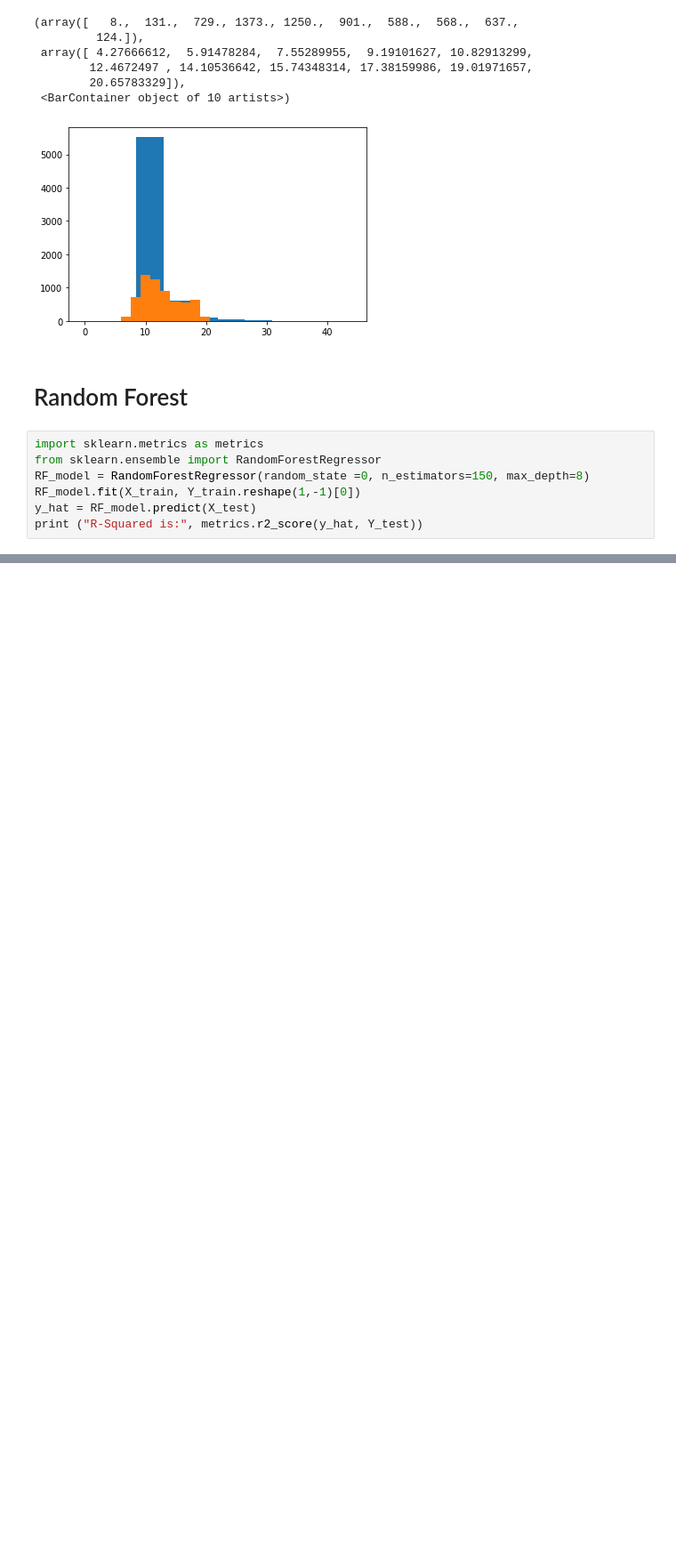
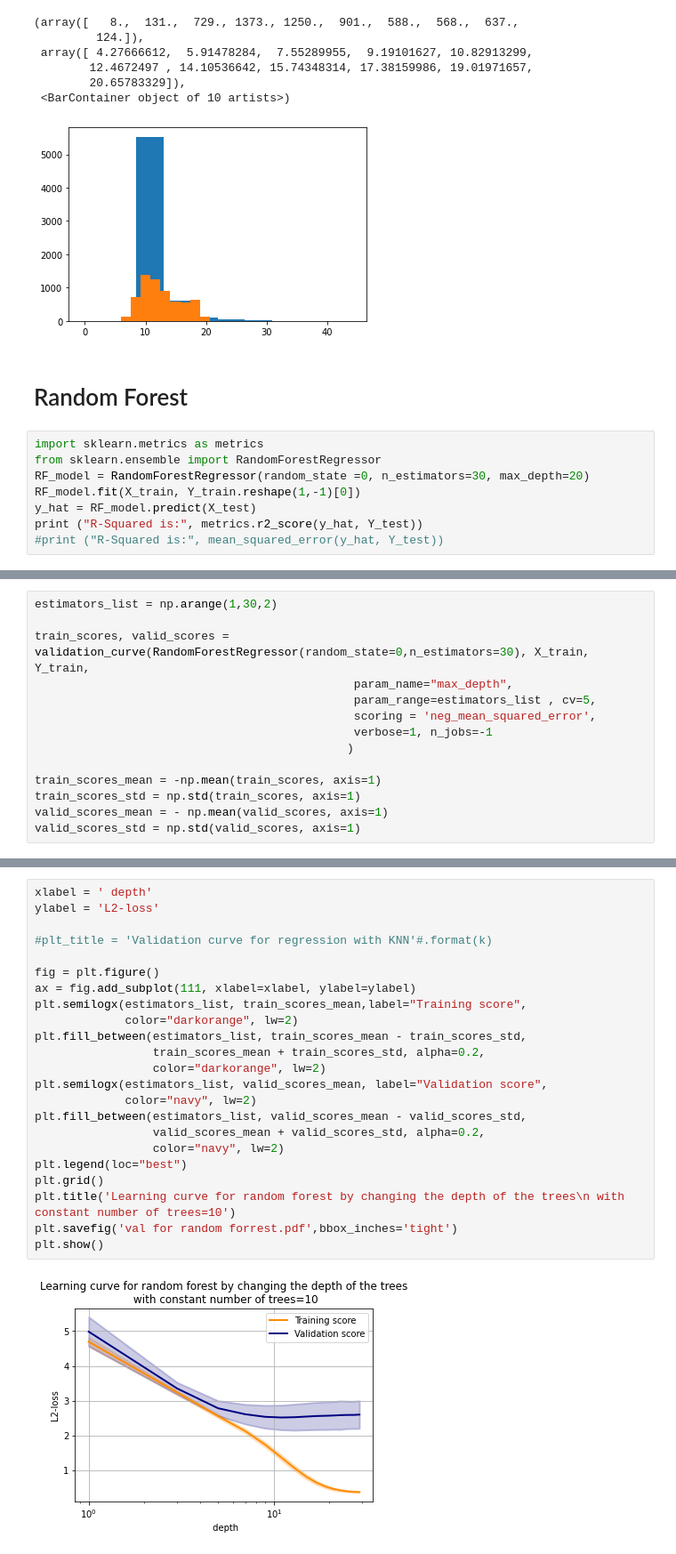
Before and after one commit to Ali-Setareh/Machine-learning-in-physics-Project, a Jupyter notebook: Phase 2- Classical Models/Phase 2.ipynb, the cells around one changed output, grey strips where cells are left out. Shown at 89% size. Saved outputs shown, nothing was run; the diff lists cells and outputs as text; blank space fills up the shorter version.

Commit message:
random forest

```diff
--- a/Phase 2- Classical Models/Phase 2.ipynb
+++ b/Phase 2- Classical Models/Phase 2.ipynb
@@ -324,8 +324,9 @@ plt.hist(Y_train)
 # %%
 import sklearn.metrics as metrics
 from sklearn.ensemble import RandomForestRegressor
-RF_model = RandomForestRegressor(random_state =0, n_estimators=150, max_depth=8)
+RF_model = RandomForestRegressor(random_state =0, n_estimators=30, max_depth=20)
 RF_model.fit(X_train, Y_train.reshape(1,-1)[0])
 y_hat = RF_model.predict(X_test)
 print ("R-Squared is:", metrics.r2_score(y_hat, Y_test))
+#print ("R-Squared is:", mean_squared_error(y_hat, Y_test))
 # %% [output]
@@ -332,0 +336,14 @@ R-Squared is: 0.6986850370979866
+# %%
+estimators_list = np.arange(1,30,2)
+
+train_scores, valid_scores = validation_curve(RandomForestRegressor(random_state=0,n_estimators=30), X_train, Y_train,
+                                              param_name="max_depth",
+                                              param_range=estimators_list , cv=5,
+                                              scoring = 'neg_mean_squared_error',
+                                              verbose=1, n_jobs=-1
+                                             )
+
+train_scores_mean = -np.mean(train_scores, axis=1)
+train_scores_std = np.std(train_scores, axis=1)
+valid_scores_mean = - np.mean(valid_scores, axis=1)
+valid_scores_std = np.std(valid_scores, axis=1)
@@ -332,0 +353,25 @@ R-Squared is: 0.6986850370979866
+# %%
+xlabel = ' depth'
+ylabel = 'L2-loss'
+
+#plt_title = 'Validation curve for regression with KNN'#.format(k)
+
+fig = plt.figure()
+ax = fig.add_subplot(111, xlabel=xlabel, ylabel=ylabel)
+plt.semilogx(estimators_list, train_scores_mean,label="Training score",
+             color="darkorange", lw=2)
+plt.fill_between(estimators_list, train_scores_mean - train_scores_std,
+                 train_scores_mean + train_scores_std, alpha=0.2,
+                 color="darkorange", lw=2)
+plt.semilogx(estimators_list, valid_scores_mean, label="Validation score",
+             color="navy", lw=2)
+plt.fill_between(estimators_list, valid_scores_mean - valid_scores_std,
+                 valid_scores_mean + valid_scores_std, alpha=0.2,
+                 color="navy", lw=2)
+plt.legend(loc="best")
+plt.grid()
+plt.title('Learning curve for random forest by changing the depth of the trees\n with constant number of trees=10')
+plt.savefig('val for random forrest.pdf',bbox_inches='tight')
+plt.show()
+# %% [output]
+[figure, added]
```
Also changed, not shown: parts of 5 cells of this notebook, 1 other file.
